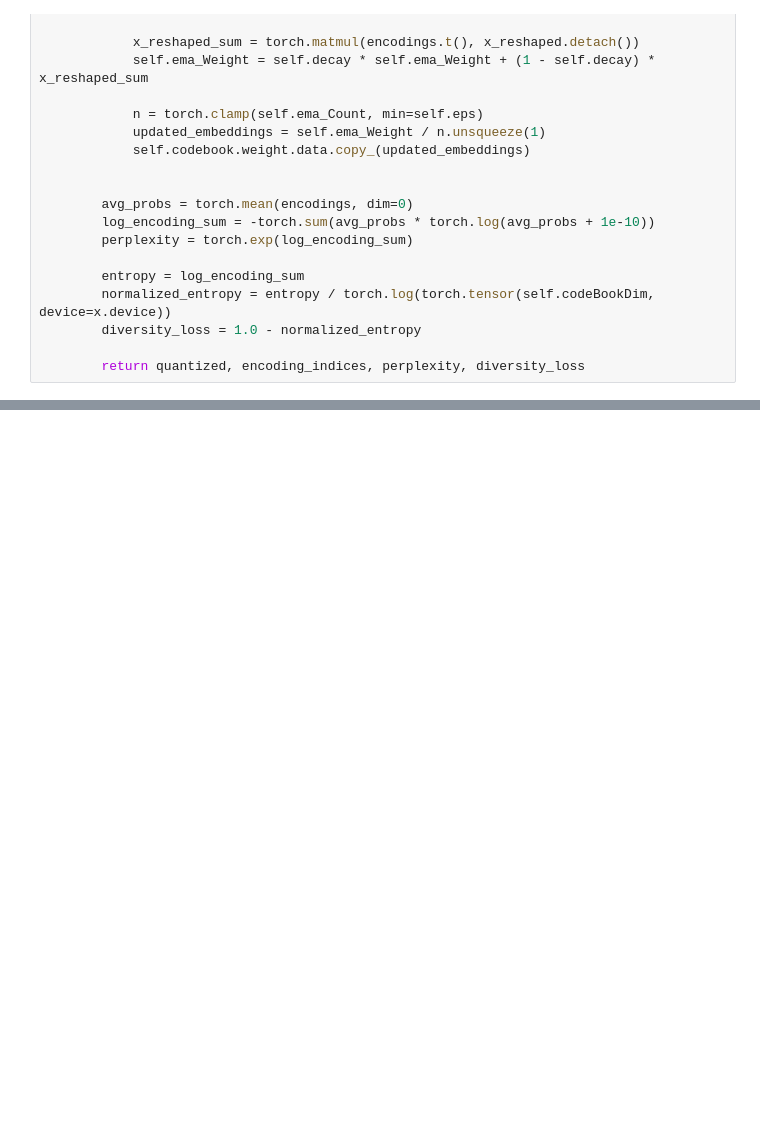
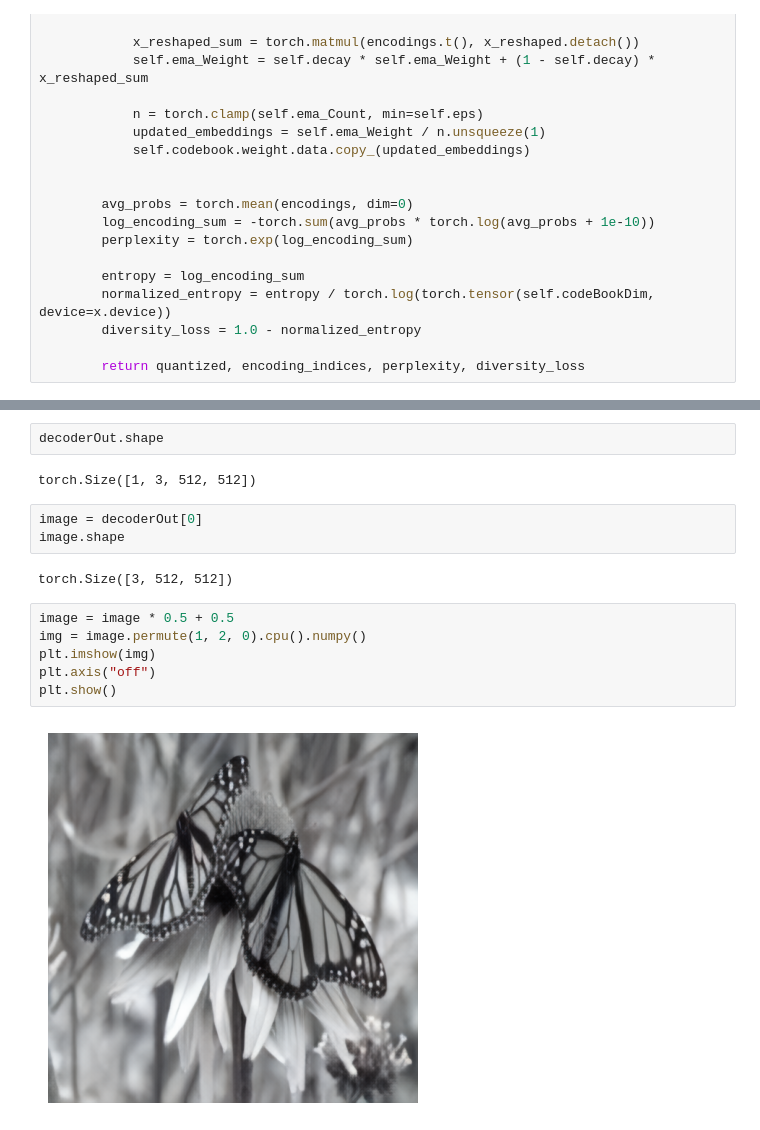
Before and after one commit to Ishushan02/Hybrid-Architecture-T2I, a Jupyter notebook: 7_ModelATest.ipynb, the cells around one changed output, grey strips where cells are left out. Saved outputs shown, nothing was run; the diff lists cells and outputs as text; blank space fills up the shorter version.

```diff
--- a/7_ModelATest.ipynb
+++ b/7_ModelATest.ipynb
@@ -326,0 +362,17 @@ WARNING:matplotlib.image:Clipping input data to the valid range for imshow with
+# %%
+decoderOut.shape
+# %% [output]
+torch.Size([1, 3, 512, 512])
+# %%
+image = decoderOut[0]
+image.shape
+# %% [output]
+torch.Size([3, 512, 512])
+# %%
+image = image * 0.5 + 0.5
+img = image.permute(1, 2, 0).cpu().numpy()
+plt.imshow(img)
+plt.axis("off")
+plt.show()
+# %% [output]
+[figure, added]
```
Also changed, not shown: parts of 10 cells of this notebook, 2 other files.
